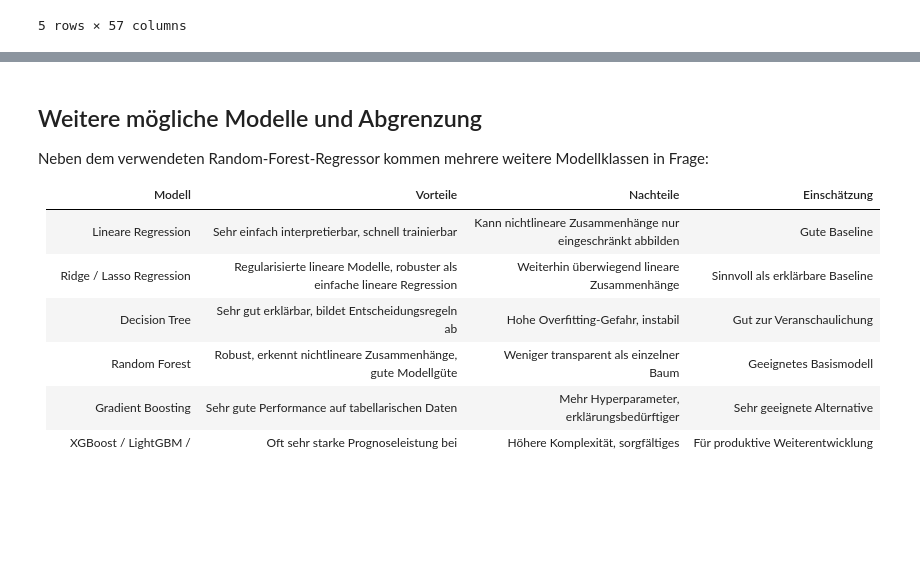
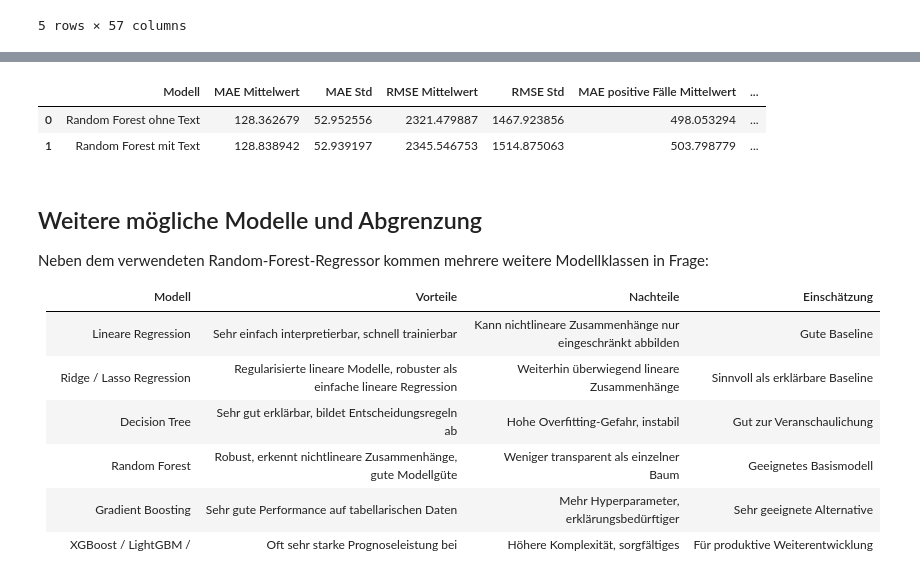
Before and after one commit to smartinezai/DRV-model, a Jupyter notebook: nachforderung_modell.ipynb, the cells around one changed output, grey strips where cells are left out. Drawn from its saved outputs; the diff is of its cells as text; code cells hidden in the pictures; blank space fills up the shorter version.

Commit message:
added kfold cross validation

```diff
--- a/nachforderung_modell.ipynb
+++ b/nachforderung_modell.ipynb
@@ -837,3 +840,99 @@ Außerdem ist fachlich zu beachten, dass die Freitexte nur dann für die Vorhers
+# %%
+
+
+def evaluate_rf_cv(X, y, y_class, n_splits=5):
+    skf = StratifiedKFold(
+        n_splits=n_splits,
+        shuffle=True,
+        random_state=42
+    )
+
+    results = []
+
+    for fold, (train_idx, test_idx) in enumerate(skf.split(X, y_class), start=1):
+        X_train = X.iloc[train_idx]
+        X_test = X.iloc[test_idx]
+
+        y_train = y.iloc[train_idx]
+        y_test = y.iloc[test_idx]
+
+        model = RandomForestRegressor(
+            n_estimators=300,
+            random_state=42,
+            n_jobs=-1,
+            max_depth=8
+        )
+
+        model.fit(X_train, y_train)
+        pred = model.predict(X_test)
+
+        positive_mask = y_test > 0
+
+        mae = mean_absolute_error(y_test, pred)
+        rmse = mean_squared_error(y_test, pred) ** 0.5
+        mae_positive = mean_absolute_error(
+            y_test[positive_mask],
+            pred[positive_mask]
+        )
+
+        results.append({
+            "fold": fold,
+            "MAE": mae,
+            "RMSE": rmse,
+            "MAE positive Fälle": mae_positive
+        })
+
+    return pd.DataFrame(results)
+
+
+# Daten vorbereiten
+X_no_text_cv = data.drop(columns=["nachforderung"])
+X_with_text_cv = data_with_text_encoded.drop(columns=["nachforderung"])
+
+y_cv = data["nachforderung"]
+y_class_cv = (y_cv > 0).astype(int)
+
+# Cross Validation durchführen
+cv_no_text = evaluate_rf_cv(X_no_text_cv, y_cv, y_class_cv)
+cv_with_text = evaluate_rf_cv(X_with_text_cv, y_cv, y_class_cv)
+
+# Zusammenfassung
+summary_cv = pd.DataFrame({
+    "Modell": [
+        "Random Forest ohne Text",
+        "Random Forest mit Text"
+    ],
+    "MAE Mittelwert": [
+        cv_no_text["MAE"].mean(),
+        cv_with_text["MAE"].mean()
+    ],
+    "MAE Std": [
+        cv_no_text["MAE"].std(),
+        cv_with_text["MAE"].std()
+    ],
+    "RMSE Mittelwert": [
+        cv_no_text["RMSE"].mean(),
+        cv_with_text["RMSE"].mean()
+    ],
+    "RMSE Std": [
+        cv_no_text["RMSE"].std(),
+        cv_with_text["RMSE"].std()
+    ],
+    "MAE positive Fälle Mittelwert": [
+        cv_no_text["MAE positive Fälle"].mean(),
+        cv_with_text["MAE positive Fälle"].mean()
+    ],
+    "MAE positive Fälle Std": [
+        cv_no_text["MAE positive Fälle"].std(),
+        cv_with_text["MAE positive Fälle"].std()
+    ]
+})
+
+summary_cv
+# %% [output]
+|  | Modell | MAE Mittelwert | MAE Std | RMSE Mittelwert | RMSE Std | MAE positive Fälle Mittelwert | ... |
+| 0 | Random Forest ohne Text | 128.362679 | 52.952556 | 2321.479887 | 1467.923856 | 498.053294 | ... |
+| 1 | Random Forest mit Text | 128.838942 | 52.939197 | 2345.546753 | 1514.875063 | 503.798779 | ... |
 # %% [markdown]
 ##  Weitere mögliche Modelle und Abgrenzung
 
```
Also changed, not shown: parts of 7 cells of this notebook.
